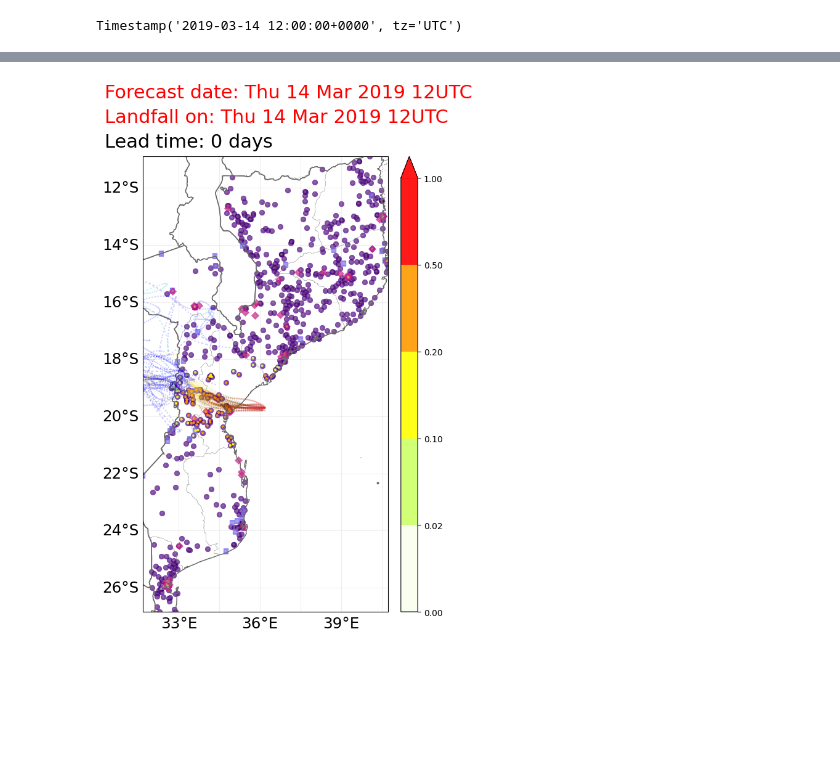
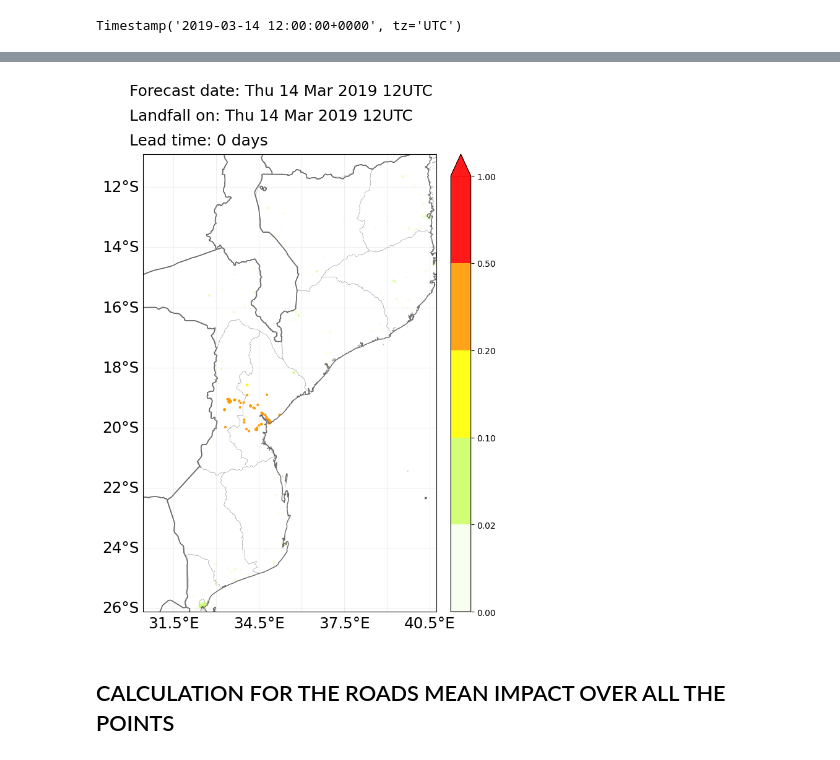
Before and after one commit to Gabespejo/Impact-based-forecast-for-CI-during-TC-CLIMADA, a Jupyter notebook: MOZ_struc_IDAI_2025.ipynb, the cells around one changed output, grey strips where cells are left out. Saved outputs shown, nothing was run; the diff lists cells and outputs as text; code cells hidden in the pictures; blank space fills up the shorter version.

```diff
--- a/MOZ_struc_IDAI_2025.ipynb
+++ b/MOZ_struc_IDAI_2025.ipynb
@@ -1532,7 +1064,0 @@ plotting_tracks = plot_impact_track(ens_variables ['ens_Idai_20190314120000'],ex
-# %%
-from climada_petals.hazard.IMP_TRACKFORECAST import plot_tracks_nolegend
-filename= "/cluster/home/gespejo/MOZ_struc_plots_Idai/MOZ_20190314120000_trucimpforecast_nolegend_imph2.jpg"
-plotting_tracks_nolegend = plot_tracks_nolegend(ens_variables ['ens_Idai_20190314120000'],exp_longitude,exp_latitude,exp_impact,exp_levels,filename,
-                                                0.2, gadm_MOZ, lead_time)
-# %% [output]
-[figure, removed]
@@ -1541,3 +1128,11 @@ plotting_tracks_nolegend = plot_tracks_nolegend(ens_variables ['ens_Idai_2019031
+# %%
+filename= "/cluster/home/gespejo/MOZ_struc_plots_Idai/MOZ_20190314120000_trucimpforecast_nolegend_ed2.jpg"
+plotting_tracks_nolegend = plot_impact_onelayer_schools(ens_variables ['ens_Idai_20190314120000'],exp_longitude,exp_latitude,exp_impact,filename,
+                                                0, gadm_MOZ, lead_time)
+# %% [output]
+[figure, added]
+# %% [markdown]
+## CALCULATION FOR THE ROADS MEAN IMPACT OVER ALL THE POINTS
 # %%
 from climada_petals.hazard.IMP_TRACKFORECAST import impact_51ens_st
 rd1_51ens = impact_51ens_st(rd1, 'rd1','MOZ_Idai')
```
Also changed, not shown: parts of 153 cells of this notebook, 26 other files.
